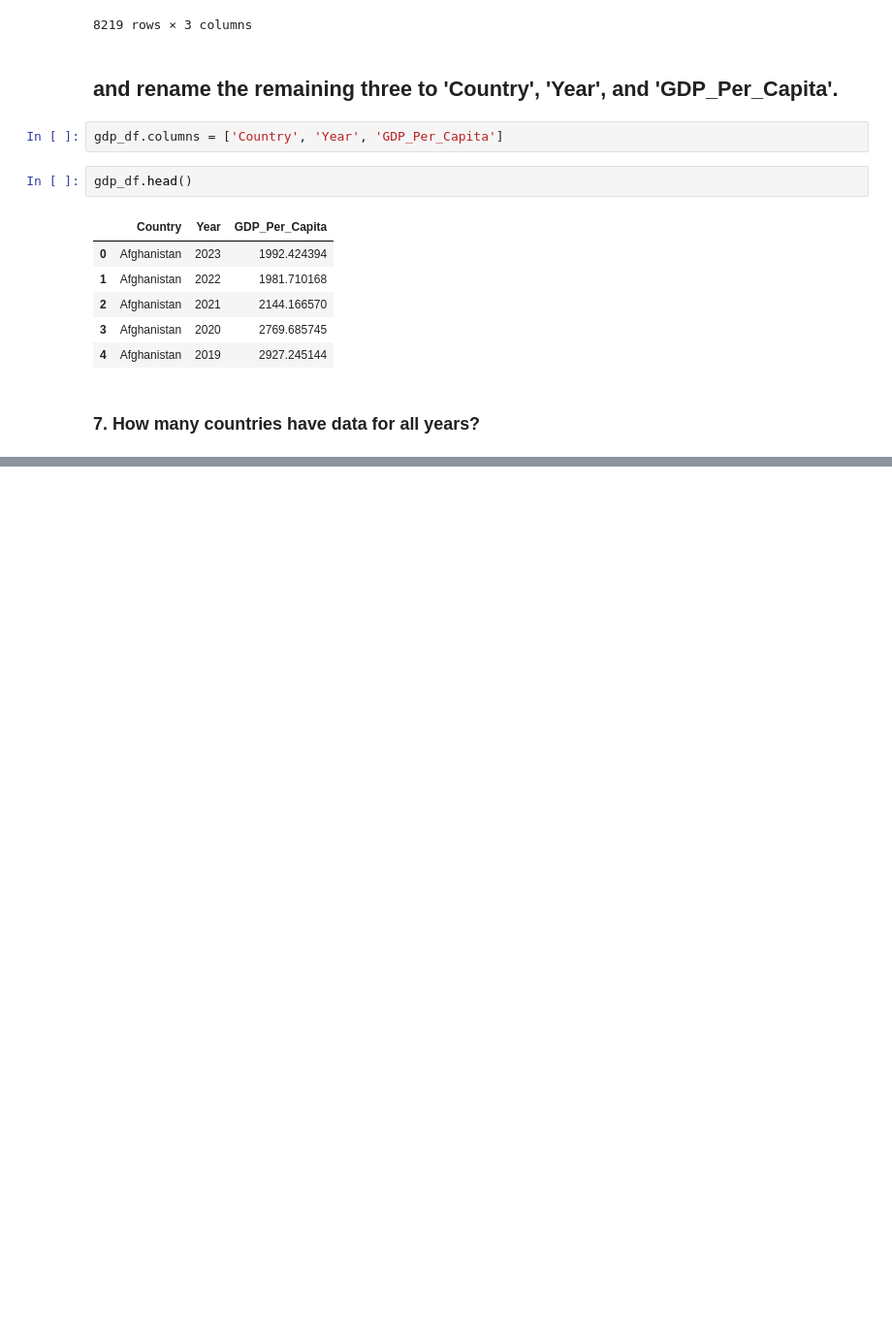
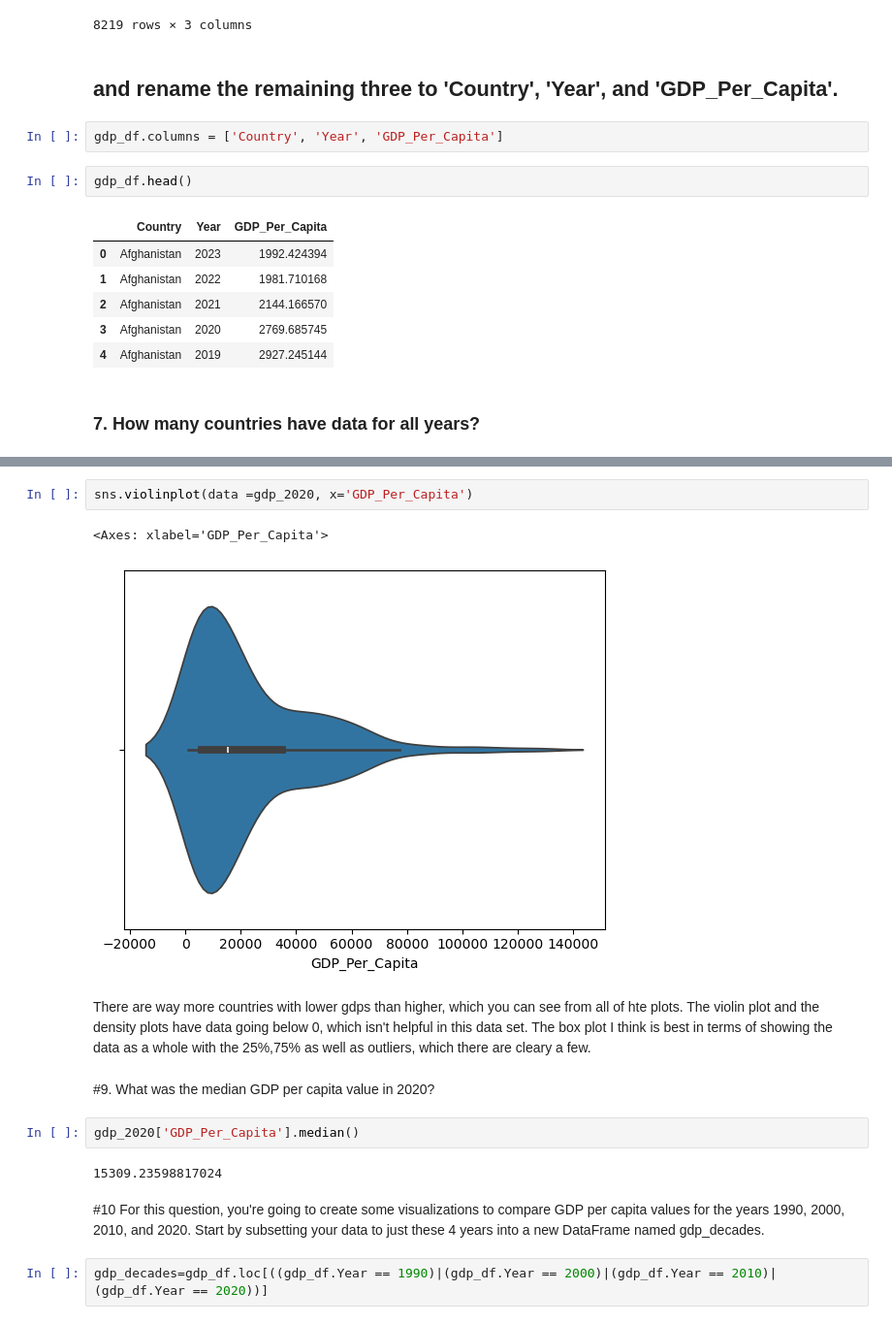
Before and after one commit to NSS-Full-Time-Data-Analytics-16/un-project-dzapata915, a Jupyter notebook: notebooks/un_project.ipynb, the cells around one changed output, grey strips where cells are left out. Shown: that part at 97% size. Saved outputs shown, nothing was run; the diff lists cells and outputs as text; blank space fills up the shorter version.

```diff
--- a/notebooks/un_project.ipynb
+++ b/notebooks/un_project.ipynb
@@ -103,0 +248,17 @@ memory usage: 192.8+ KB
+# %%
+sns.violinplot(data =gdp_2020, x='GDP_Per_Capita')
+# %% [output]
+<Axes: xlabel='GDP_Per_Capita'>
+[figure, added]
+# %% [markdown]
+There are way more countries with lower gdps than higher, which you can see from all of hte plots. The violin plot and the density plots have data going below 0, which isn't helpful in this data set. The box plot I think is best in terms of showing the data as a whole with the 25%,75% as well as outliers, which there are cleary a few.
+# %% [markdown]
+#9. What was the median GDP per capita value in 2020?
+# %%
+gdp_2020['GDP_Per_Capita'].median()
+# %% [output]
+15309.23598817024
+# %% [markdown]
+#10 For this question, you're going to create some visualizations to compare GDP per capita values for the years 1990, 2000, 2010, and 2020. Start by subsetting your data to just these 4 years into a new DataFrame named gdp_decades.
+# %%
+gdp_decades=gdp_df.loc[((gdp_df.Year == 1990)|(gdp_df.Year == 2000)|(gdp_df.Year == 2010)|(gdp_df.Year == 2020))]
```
Also changed, not shown: parts of 27 cells of this notebook.
